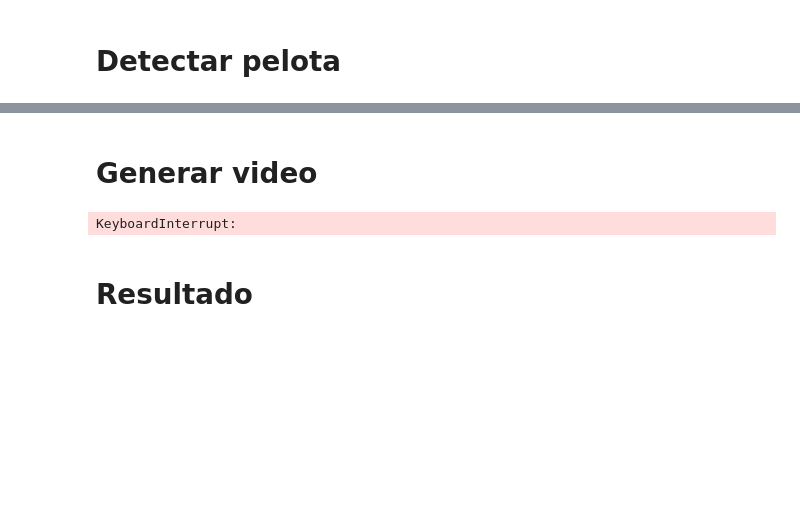
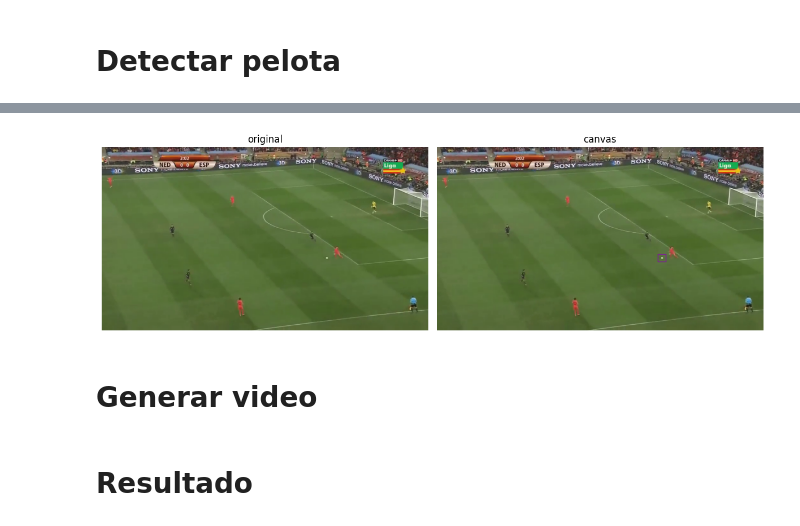
Before and after one commit to bartolomeoadrian/computer-vision, a Jupyter notebook: exam_1.ipynb, the cells around one changed output, grey strips where cells are left out. Cells and saved outputs as stored; diff of their text form; code cells hidden in the pictures; blank space fills up the shorter version.

```diff
--- a/exam_1.ipynb
+++ b/exam_1.ipynb
@@ -52,7 +52,7 @@ else:
 # %% [markdown]
 # Funciones auxiliares
 # %%
-def segment_field_green(frame):
+def segment_field_green(frame, min_ratio=0.6):
     hsv = cv2.cvtColor(frame, cv2.COLOR_BGR2HSV)
 
     lower_green = np.array([35, 40, 40], dtype=np.uint8)
@@ -67,10 +67,16 @@ def segment_field_green(frame):
     contours, _ = cv2.findContours(mask, cv2.RETR_EXTERNAL, cv2.CHAIN_APPROX_SIMPLE)
     if contours:
         largest = max(contours, key=cv2.contourArea)
-        filled = np.zeros_like(mask)
-        cv2.drawContours(filled, [largest], -1, 255, thickness=cv2.FILLED)
-        return filled
-    return mask
+        area = cv2.contourArea(largest)
+        img_area = frame.shape[0] * frame.shape[1]
+
+        if area >= min_ratio * img_area:
+            filled = np.zeros_like(mask)
+            cv2.drawContours(filled, [largest], -1, 255, thickness=cv2.FILLED)
+            return filled
+
+    # si no hay campo válido → máscara vacía
+    return np.zeros_like(mask)
 
 def draw_lines(canvas, lines, color=(255, 255, 0), thickness=2):
     """
@@ -349,3 +227,52 @@ show_images([
+# %%
+def detect_ball_yolo_full(frame_rgb, canvas, model,
+                          conf=0.05, iou=0.30, imgsz=640,
+                          margin=8, color=(120,40,140), thickness=2):
+    field_mask = segment_field_green(frame)
+    field_only = cv2.bitwise_and(frame, frame, mask=field_mask)
+
+    if cv2.countNonZero(field_mask) == 0:
+        return
+
+    h, w = field_only.shape[:2]
+    device = 'cuda' if torch.cuda.is_available() else 'cpu'
+
+    # Detectar índice de clase "ball" (fallback a 32 si no existe)
+    names = getattr(model, 'names', None) or getattr(getattr(model, 'model', None), 'names', None) or {}
+    ball_idx = [i for i, n in enumerate(names) if str(n).lower() in ('sports ball','sports_ball','ball')] or [32]
+
+    # YOLO sobre la imagen completa
+    det = model(field_only, imgsz=imgsz, conf=conf, iou=iou,
+                classes=ball_idx, max_det=1, verbose=False, device=device)[0]
+
+    if len(det.boxes):
+        i = int(det.boxes.conf.argmax())
+        x1, y1, x2, y2 = map(int, det.boxes.xyxy[i].tolist())
+
+        # margen + clipping
+        x1 = max(0, x1 - margin); y1 = max(0, y1 - margin)
+        x2 = min(w, x2 + margin); y2 = min(h, y2 + margin)
+
+        cv2.rectangle(canvas, (x1, y1), (x2, y2), color, thickness)
+
+cap = cv2.VideoCapture('/content/football_match.mp4')
+
+cap.set(cv2.CAP_PROP_POS_MSEC, 184 * 1000)
+
+ret, frame = cap.read()
+cap.release()
+
+frame_rgb = cv2.cvtColor(frame, cv2.COLOR_BGR2RGB)
+
+canvas = frame_rgb.copy()
+detect_ball_yolo_full(frame_rgb, canvas, model)
+
+show_images([
+    ("original", frame_rgb),
+    ("canvas", canvas)
+], rows=1, cols=2)
+# %% [output]
+[figure, added]
 # %% [markdown]
 # Generar video
 # %%
@@ -378,14 +305,12 @@ with tqdm(total=total_frames, desc='Processing video') as pbar:
         draw_field(frame_rgb_final_video, canvas)
         detect_players_by_color(frame_rgb_final_video, canvas, tol=60, jersey_rgb=(200, 83, 73), box_color=(255,0,0))
         detect_players_by_color(frame_rgb_final_video, canvas, tol=40, jersey_rgb=(47, 50, 41), box_color=(0,255,0))
-        detect_ball_yolo_fast(frame_rgb_final_video, canvas, model)
+        detect_ball_yolo_full(frame_rgb_final_video, canvas, model)
 
         out.write(canvas)
         pbar.update(1)
 
 cap.release()
 out.release()
-# %% [output]
-KeyboardInterrupt:
 # %% [markdown]
 # Resultado
```
Also changed, not shown: parts of 6 cells of this notebook.
